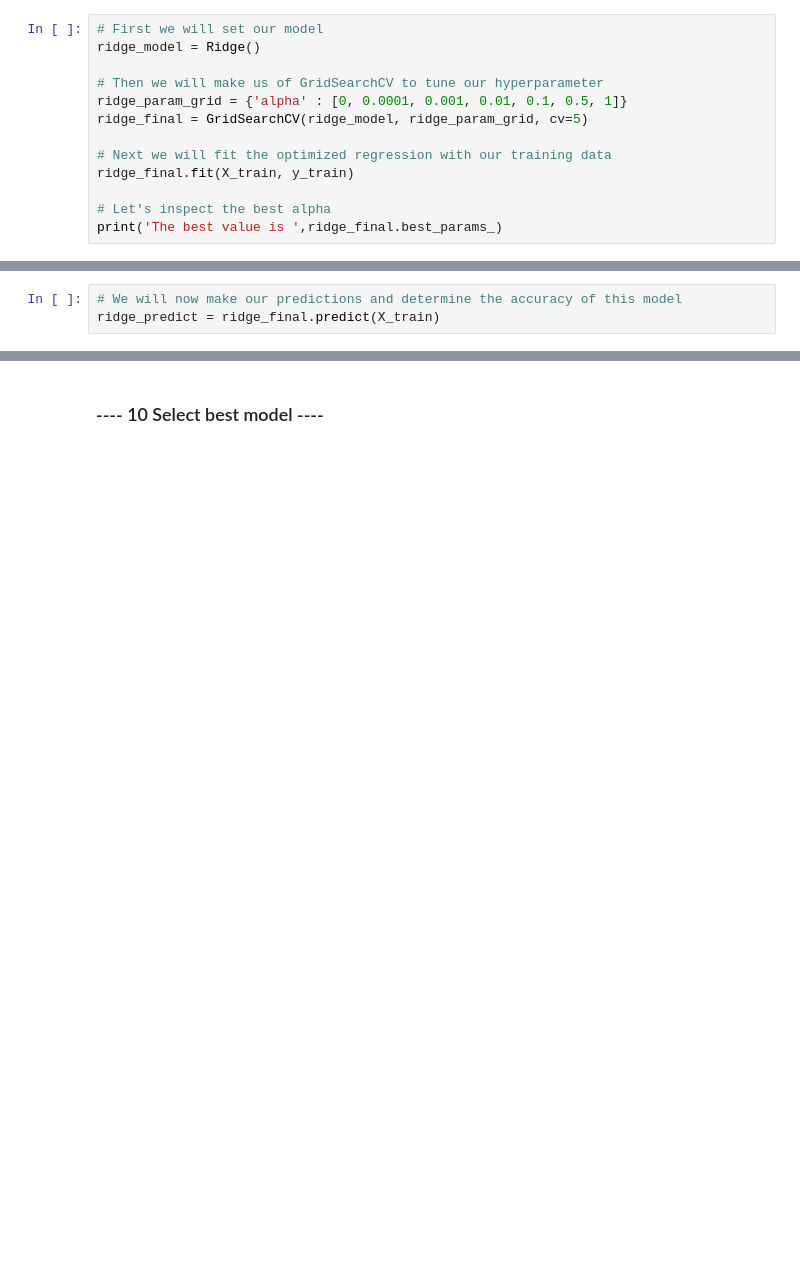
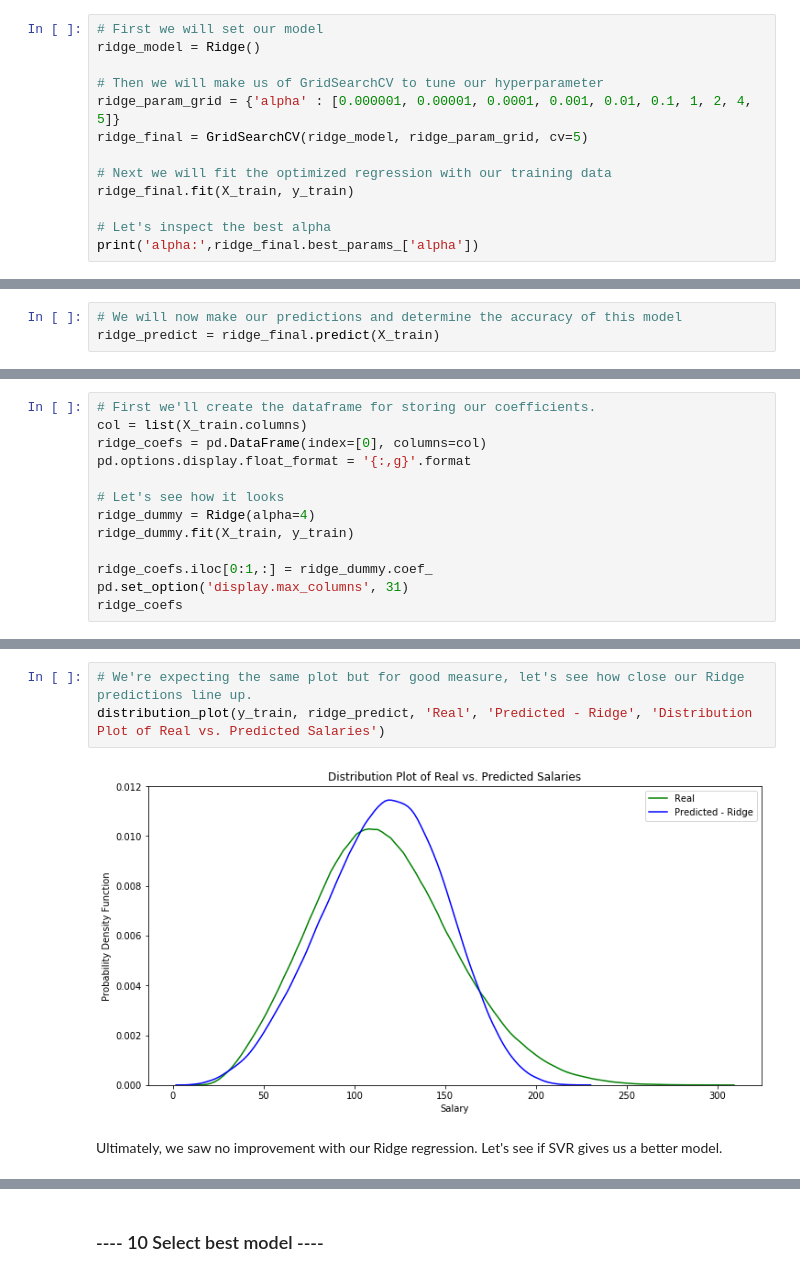
Before and after one commit to kevinodata/salary_predictions_portfolio, a Jupyter notebook: first_project.ipynb, the cells around one changed output, grey strips where cells are left out. Cells and saved outputs as stored; diff of their text form; blank space fills up the shorter version.

Commit message:
Finished Ridge and SVR models

```diff
--- a/first_project.ipynb
+++ b/first_project.ipynb
@@ -450,12 +458,12 @@ Lastly, we will try a Gradient Boosting Classifier. This model tends to work ver
 ridge_model = Ridge()
 
 # Then we will make us of GridSearchCV to tune our hyperparameter
-ridge_param_grid = {'alpha' : [0, 0.0001, 0.001, 0.01, 0.1, 0.5, 1]}
+ridge_param_grid = {'alpha' : [0.000001, 0.00001, 0.0001, 0.001, 0.01, 0.1, 1, 2, 4, 5]}
 ridge_final = GridSearchCV(ridge_model, ridge_param_grid, cv=5)
 
 # Next we will fit the optimized regression with our training data
 ridge_final.fit(X_train, y_train)
 
 # Let's inspect the best alpha
-print('The best value is ',ridge_final.best_params_)
+print('alpha:',ridge_final.best_params_['alpha'])
 # %% [output]
@@ -488,0 +482,13 @@ The MSE and R^2 values are the same as our previous regression. Let's begin our
+# %%
+# First we'll create the dataframe for storing our coefficients.
+col = list(X_train.columns)
+ridge_coefs = pd.DataFrame(index=[0], columns=col)
+pd.options.display.float_format = '{:,g}'.format
+
+# Let's see how it looks
+ridge_dummy = Ridge(alpha=4)
+ridge_dummy.fit(X_train, y_train)
+
+ridge_coefs.iloc[0:1,:] = ridge_dummy.coef_
+pd.set_option('display.max_columns', 31)
+ridge_coefs
@@ -488,0 +500,7 @@ The MSE and R^2 values are the same as our previous regression. Let's begin our
+# %%
+# We're expecting the same plot but for good measure, let's see how close our Ridge predictions line up.
+distribution_plot(y_train, ridge_predict, 'Real', 'Predicted - Ridge', 'Distribution Plot of Real vs. Predicted Salaries')
+# %% [output]
+[figure, added]
+# %% [markdown]
+Ultimately, we saw no improvement with our Ridge regression. Let's see if SVR gives us a better model.
```
Also changed, not shown: parts of 24 cells of this notebook.
